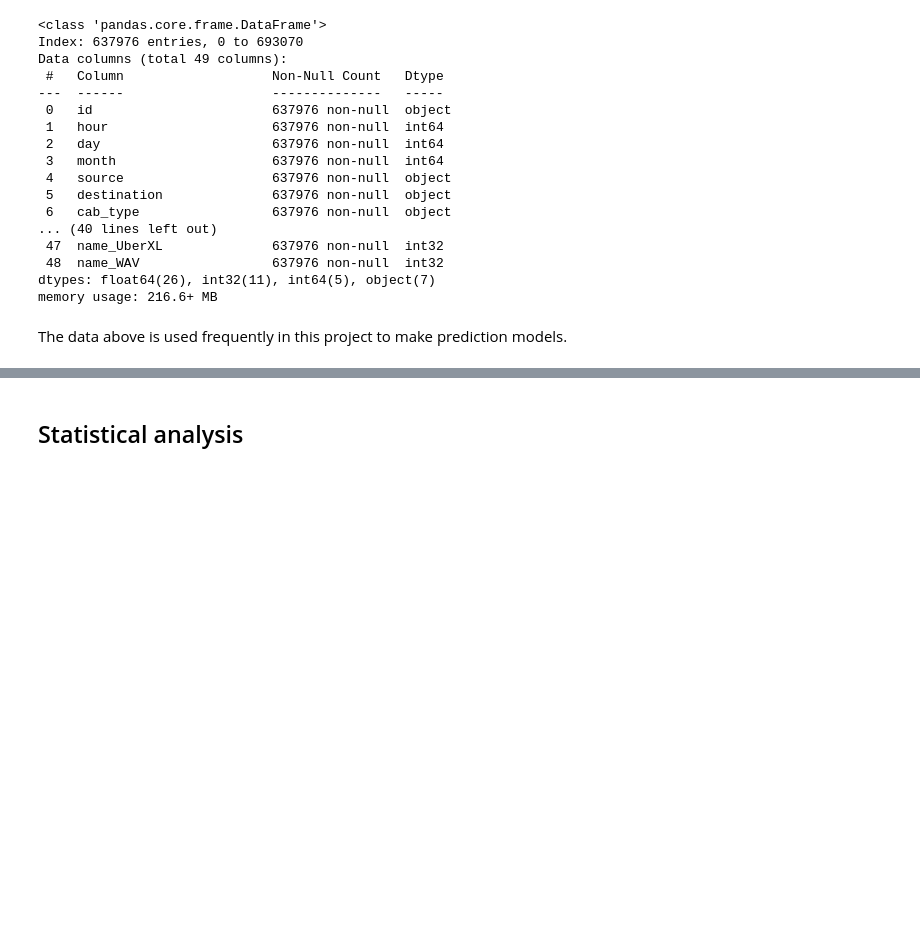
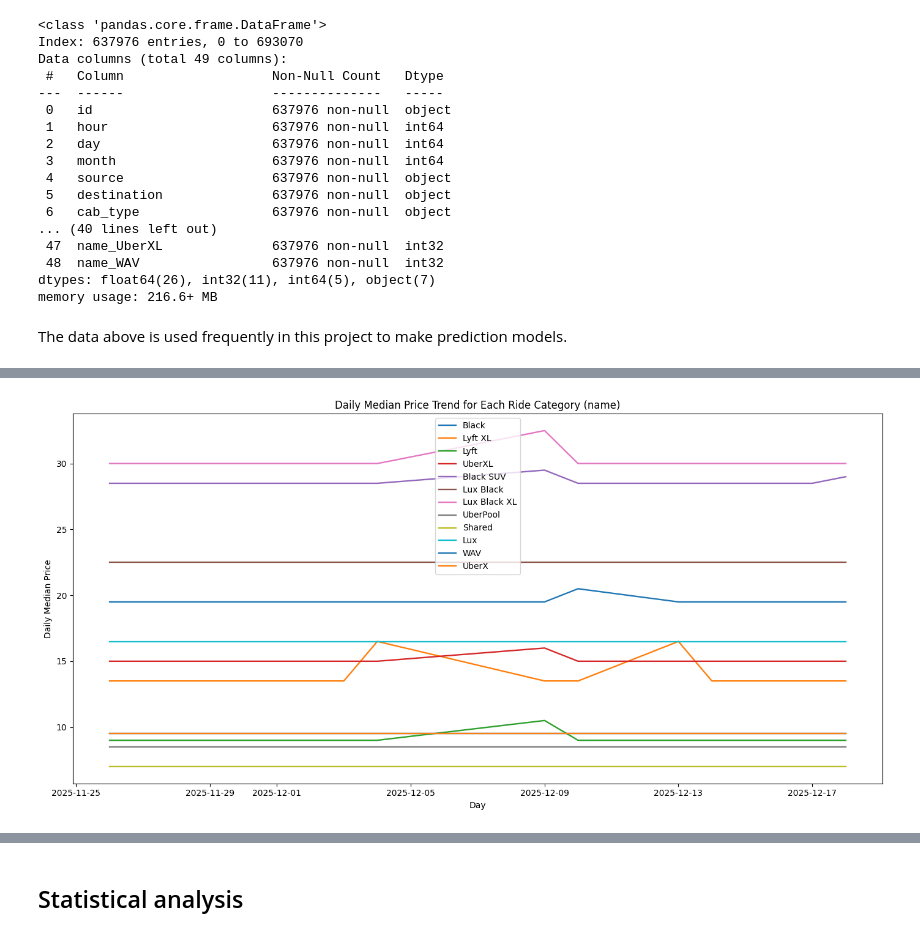
Before and after one commit to AbbyPolaris/transportationProject, a Jupyter notebook: Main.ipynb, the cells around one changed output, grey strips where cells are left out. Cells and saved outputs as stored; diff of their text form; code cells hidden in the pictures; blank space fills up the shorter version.

```diff
--- a/Main.ipynb
+++ b/Main.ipynb
@@ -310,0 +536,41 @@ The data above is used frequently in this project to make prediction models.
+# %%
+import pandas as pd
+import matplotlib.pyplot as plt
+
+
+df_daily = df[['name', 'price', 'day', 'month']].copy()
+
+
+df_daily['price'] = pd.to_numeric(df_daily['price'], errors='coerce')
+df_daily = df_daily.dropna(subset=['price'])
+
+
+df_daily['date'] = pd.to_datetime(dict(
+    year=2025,
+    month=df_daily['month'],
+    day=df_daily['day']
+))
+
+
+df_median_daily = df_daily.groupby(['name', 'date'])['price'].median().reset_index()
+
+
+df_median_daily = df_median_daily.sort_values('date')
+
+
+plt.figure(figsize=(14,7))
+
+names = df_median_daily['name'].unique()
+
+for name in names:
+    temp = df_median_daily[df_median_daily['name'] == name]
+    plt.plot(temp['date'], temp['price'], label=name, linewidth=1.7)
+
+plt.xlabel("Day")
+plt.ylabel("Daily Median Price")
+plt.title("Daily Median Price Trend for Each Ride Category (name)")
+plt.legend()
+plt.tight_layout()
+plt.show()
+# %% [output]
+[figure, added]
```
Also changed, not shown: parts of 45 cells of this notebook.
